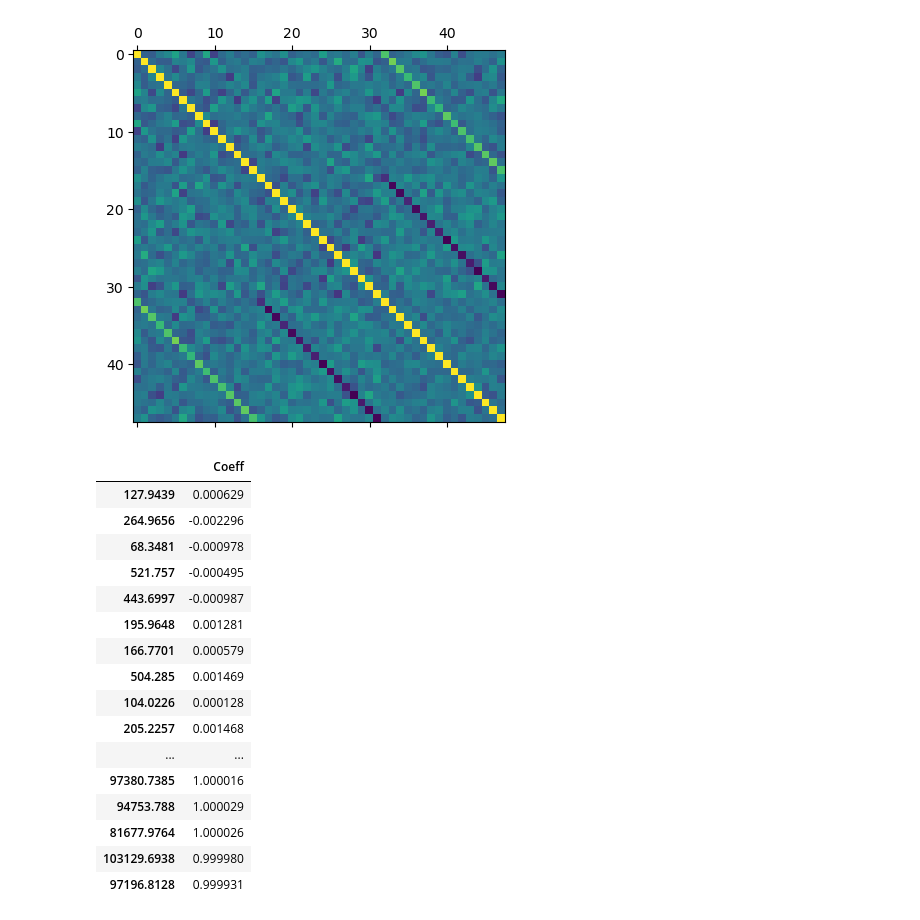
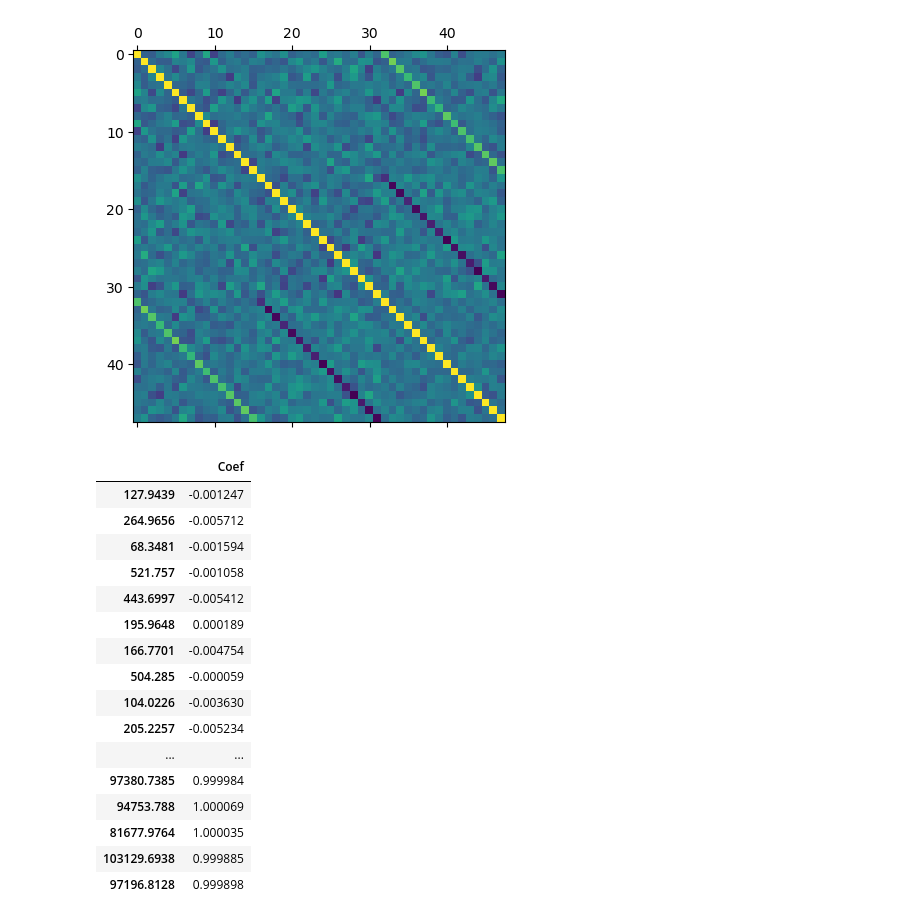
Before and after one commit to hsuliz/university, a Jupyter notebook: year-2023/data-science/sydanal/sydanal.ipynb, the cells around one changed output. Cells and saved outputs as stored; diff of their text form; code cells hidden in the pictures.

```diff
--- a/year-2023/data-science/sydanal/sydanal.ipynb
+++ b/year-2023/data-science/sydanal/sydanal.ipynb
@@ -15,31 +15,31 @@ plt.matshow(X.corr())
 # %%
 from sklearn.model_selection import train_test_split
 
-X_train, X_test, y_train, y_test = train_test_split(X, y, test_size=0.33, random_state=7)
+X_train, X_test, y_train, y_test = train_test_split(X, y, random_state=100, test_size=0.75)
 # %%
 from sklearn.linear_model import LinearRegression
 
 model = LinearRegression()
 # %%
 model.fit(X_train, y_train)
-pd.DataFrame(model.coef_, X.columns, columns=['Coeff'])
+pd.DataFrame(model.coef_, X.columns, columns=['Coef'])
 # %% [output]
-|  | Coeff |
-| 127.9439 | 0.000629 |
-| 264.9656 | -0.002296 |
-| 68.3481 | -0.000978 |
-| 521.757 | -0.000495 |
-| 443.6997 | -0.000987 |
-| 195.9648 | 0.001281 |
-| 166.7701 | 0.000579 |
-| 504.285 | 0.001469 |
-| 104.0226 | 0.000128 |
-| 205.2257 | 0.001468 |
+|  | Coef |
+| 127.9439 | -0.001247 |
+| 264.9656 | -0.005712 |
+| 68.3481 | -0.001594 |
+| 521.757 | -0.001058 |
+| 443.6997 | -0.005412 |
+| 195.9648 | 0.000189 |
+| 166.7701 | -0.004754 |
+| 504.285 | -0.000059 |
+| 104.0226 | -0.003630 |
+| 205.2257 | -0.005234 |
 | ... | ... |
-| 97380.7385 | 1.000016 |
-| 94753.788 | 1.000029 |
-| 81677.9764 | 1.000026 |
-| 103129.6938 | 0.999980 |
-| 97196.8128 | 0.999931 |
+| 97380.7385 | 0.999984 |
+| 94753.788 | 1.000069 |
+| 81677.9764 | 1.000035 |
+| 103129.6938 | 0.999885 |
+| 97196.8128 | 0.999898 |
 # %%
 predictions = model.predict(X_test)
```
Also changed, not shown: parts of 7 cells of this notebook.
